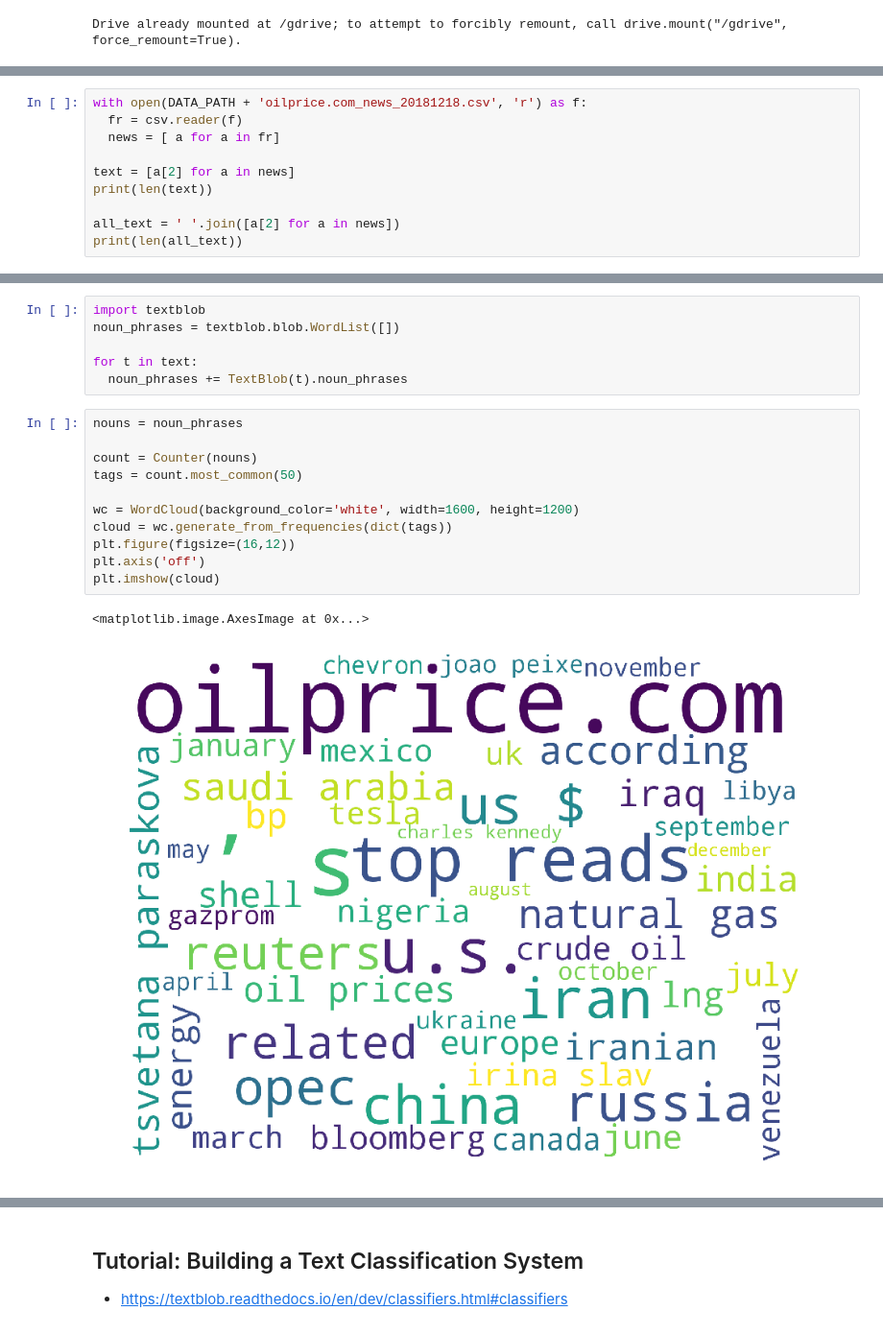
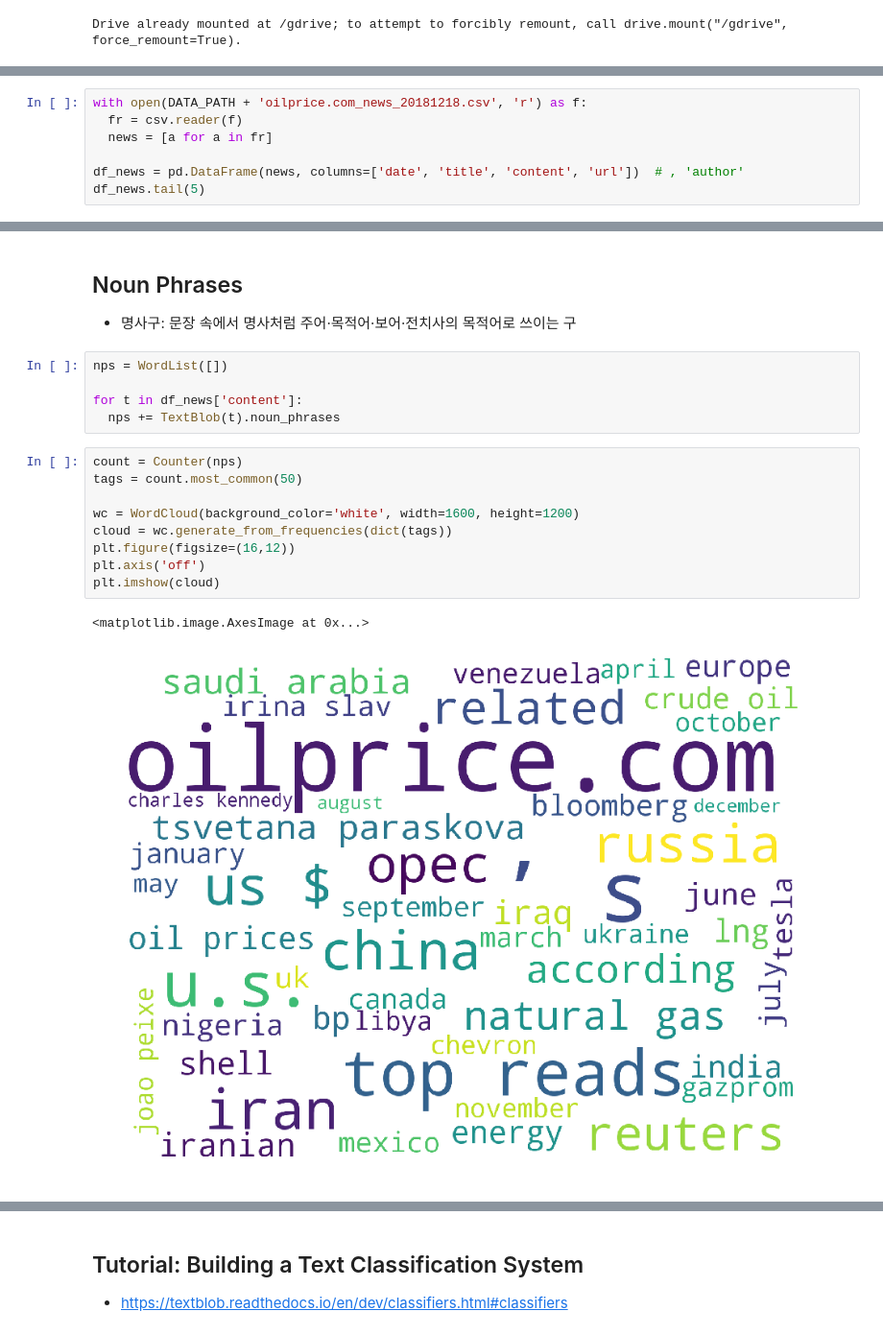
Before and after one commit to amun83/Financial-Data-Science, a Jupyter notebook: FD104_Text_Mining_OilPrice_com_News_Articles_Step_II.ipynb, the cells around one changed output, grey strips where cells are left out. Shown: that part at 96% size. Drawn from its saved outputs; the diff is of its cells as text.

```diff
--- a/FD104_Text_Mining_OilPrice_com_News_Articles_Step_II.ipynb
+++ b/FD104_Text_Mining_OilPrice_com_News_Articles_Step_II.ipynb
@@ -52,11 +54,8 @@ Drive already mounted at /gdrive; to attempt to forcibly remount, call drive.mou
 # %%
 with open(DATA_PATH + 'oilprice.com_news_20181218.csv', 'r') as f:
   fr = csv.reader(f)
-  news = [ a for a in fr]
+  news = [a for a in fr]
 
-text = [a[2] for a in news]
-print(len(text))
-
-all_text = ' '.join([a[2] for a in news])
-print(len(all_text))
+df_news = pd.DataFrame(news, columns=['date', 'title', 'content', 'url'])  # , 'author'
+df_news.tail(5)
 # %% [output]
@@ -132,21 +119,21 @@ plt.imshow(cloud)
+# %% [markdown]
+## Noun Phrases
+ * 명사구: 문장 속에서 명사처럼 주어·목적어·보어·전치사의 목적어로 쓰이는 구
 # %%
-import textblob
-noun_phrases = textblob.blob.WordList([])
+nps = WordList([])
 
-for t in text:
-  noun_phrases += TextBlob(t).noun_phrases
+for t in df_news['content']:
+  nps += TextBlob(t).noun_phrases
 # %%
-nouns = noun_phrases
-
-count = Counter(nouns)
+count = Counter(nps)
 tags = count.most_common(50)
 
 wc = WordCloud(background_color='white', width=1600, height=1200)
 cloud = wc.generate_from_frequencies(dict(tags))
 plt.figure(figsize=(16,12))
 plt.axis('off')
 plt.imshow(cloud)
 # %% [output]
 <matplotlib.image.AxesImage at 0x...>
-[figure, old version]
+[figure, new version]
 # %% [markdown]
```
Also changed, not shown: parts of 23 cells of this notebook.
